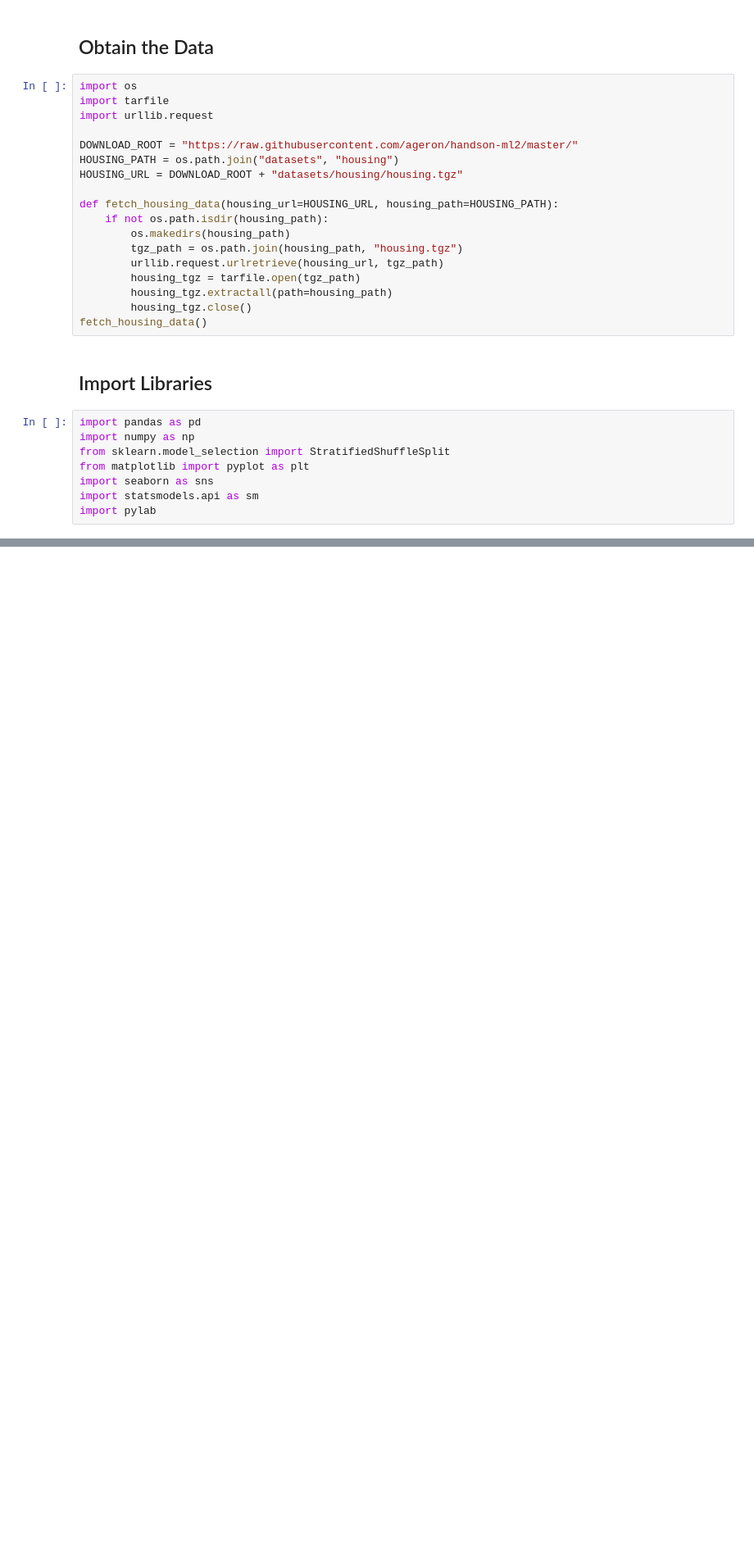
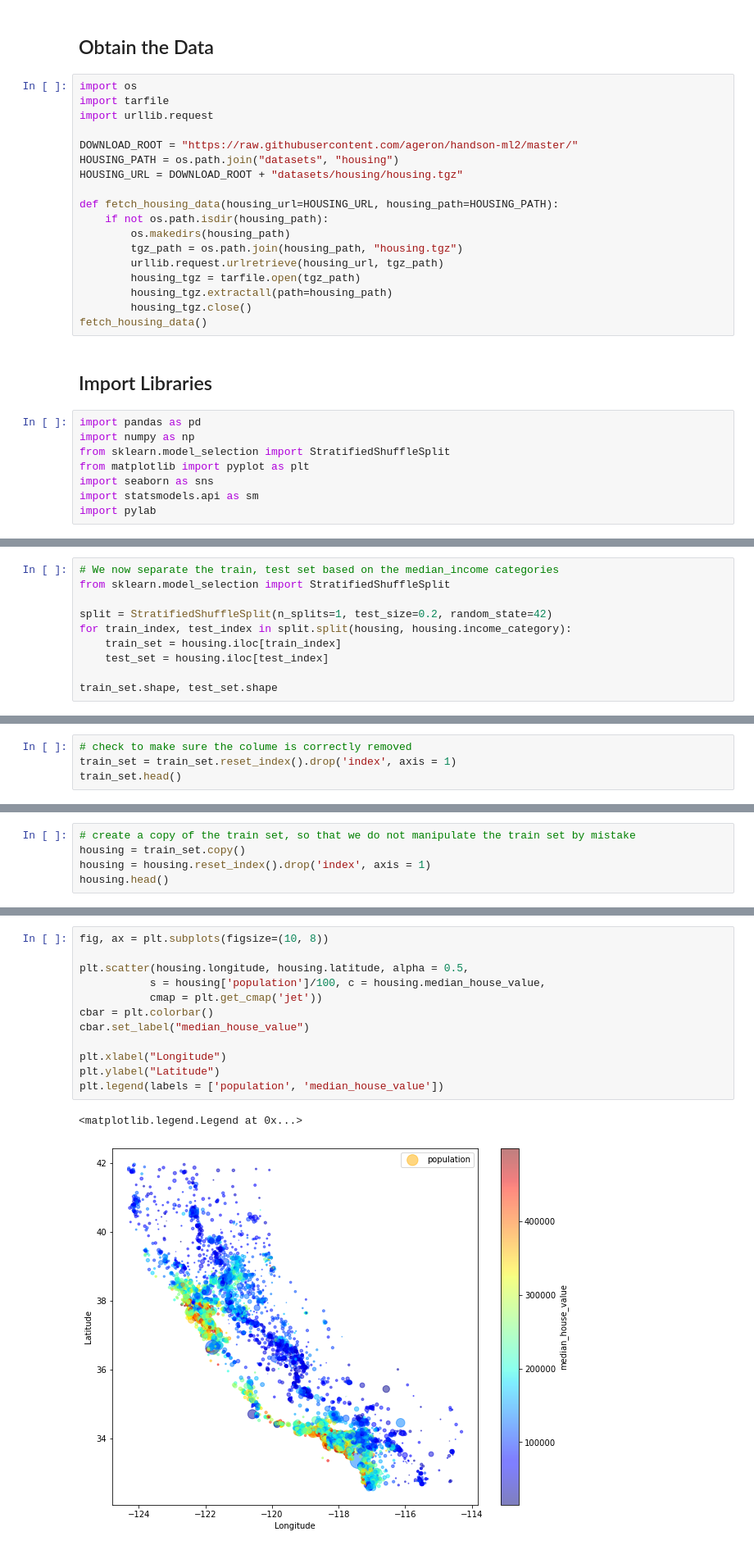
Before and after one commit to Peter-Hou/California-Housing-Price-Analysis-Project, a Jupyter notebook: California Housing Price Prediction Project (without the capped amount).ipynb, the cells around one changed output, grey strips where cells are left out. Shown: that part at 82% size. Cells and saved outputs as stored; diff of their text form; blank space fills up the shorter version.

```diff
--- a/California Housing Price Prediction Project (without the capped amount).ipynb
+++ b/California Housing Price Prediction Project (without the capped amount).ipynb
@@ -34,0 +106,10 @@ import pylab
+# %%
+# We now separate the train, test set based on the median_income categories
+from sklearn.model_selection import StratifiedShuffleSplit
+
+split = StratifiedShuffleSplit(n_splits=1, test_size=0.2, random_state=42)
+for train_index, test_index in split.split(housing, housing.income_category):
+    train_set = housing.iloc[train_index]
+    test_set = housing.iloc[test_index]
+
+train_set.shape, test_set.shape
@@ -34,0 +128,4 @@ import pylab
+# %%
+# check to make sure the colume is correctly removed
+train_set = train_set.reset_index().drop('index', axis = 1)
+train_set.head()
@@ -34,0 +139,5 @@ import pylab
+# %%
+# create a copy of the train set, so that we do not manipulate the train set by mistake
+housing = train_set.copy()
+housing = housing.reset_index().drop('index', axis = 1)
+housing.head()
@@ -34,0 +155,15 @@ import pylab
+# %%
+fig, ax = plt.subplots(figsize=(10, 8))
+
+plt.scatter(housing.longitude, housing.latitude, alpha = 0.5,
+           s = housing['population']/100, c = housing.median_house_value,
+           cmap = plt.get_cmap('jet'))
+cbar = plt.colorbar()
+cbar.set_label("median_house_value")
+
+plt.xlabel("Longitude")
+plt.ylabel("Latitude")
+plt.legend(labels = ['population', 'median_house_value'])
+# %% [output]
+<matplotlib.legend.Legend at 0x...>
+[figure, added]
```
Also changed, not shown: parts of 53 cells of this notebook, 1 other file.
